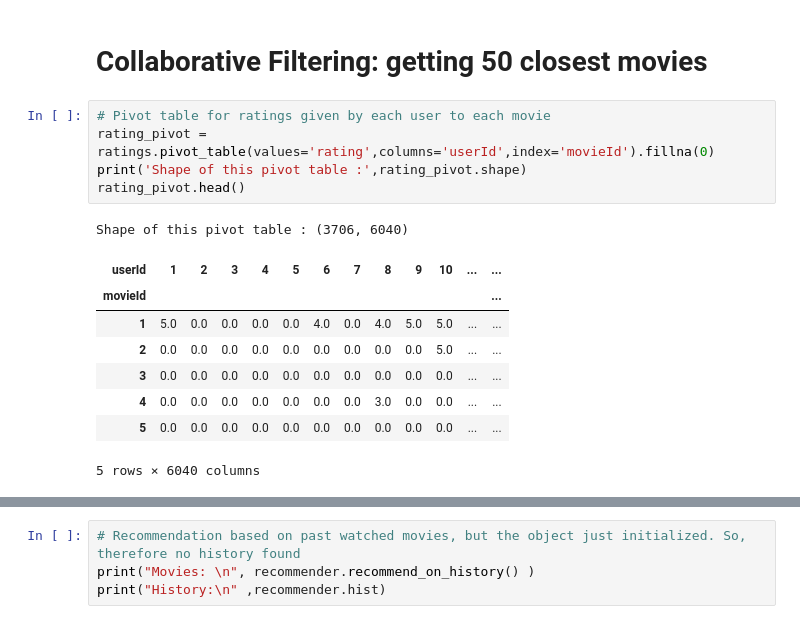
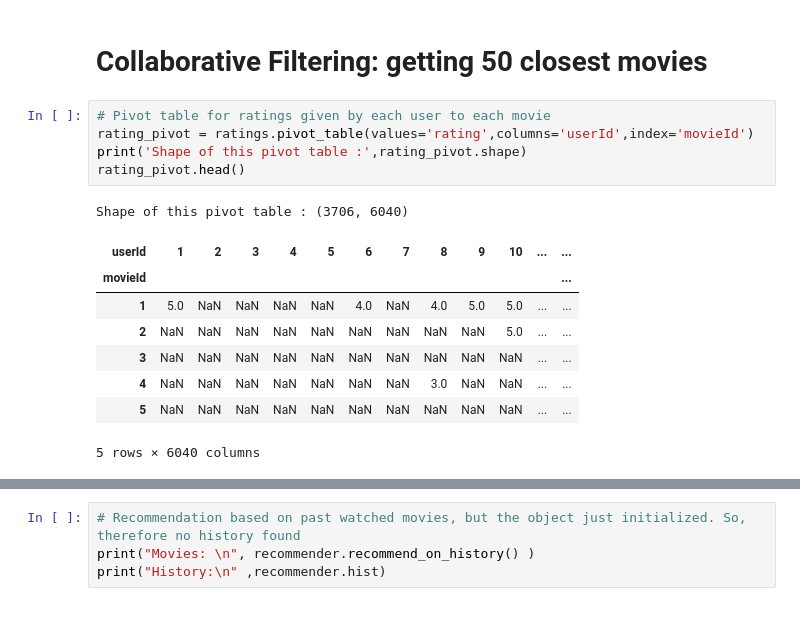
Before and after one commit to Lipika-Rajpal/Movie-Recommendation-System, a Jupyter notebook: recommender.ipynb, the cells around one changed output, grey strips where cells are left out. Cells and saved outputs as stored; diff of their text form.

```diff
--- a/recommender.ipynb
+++ b/recommender.ipynb
@@ -50,18 +81,18 @@ Shape of this dataset : (6040, 5)
 # Collaborative Filtering: getting 50 closest movies
 # %%
 # Pivot table for ratings given by each user to each movie
-rating_pivot = ratings.pivot_table(values='rating',columns='userId',index='movieId').fillna(0)
+rating_pivot = ratings.pivot_table(values='rating',columns='userId',index='movieId')
 print('Shape of this pivot table :',rating_pivot.shape)
 rating_pivot.head()
 # %% [output]
 Shape of this pivot table : (3706, 6040)
 | userId | 1 | 2 | 3 | 4 | 5 | 6 | 7 | 8 | 9 | 10 | ... | ... |
 | movieId |  |  |  |  |  |  |  |  |  |  |  | ... |
-| 1 | 5.0 | 0.0 | 0.0 | 0.0 | 0.0 | 4.0 | 0.0 | 4.0 | 5.0 | 5.0 | ... | ... |
-| 2 | 0.0 | 0.0 | 0.0 | 0.0 | 0.0 | 0.0 | 0.0 | 0.0 | 0.0 | 5.0 | ... | ... |
-| 3 | 0.0 | 0.0 | 0.0 | 0.0 | 0.0 | 0.0 | 0.0 | 0.0 | 0.0 | 0.0 | ... | ... |
-| 4 | 0.0 | 0.0 | 0.0 | 0.0 | 0.0 | 0.0 | 0.0 | 3.0 | 0.0 | 0.0 | ... | ... |
-| 5 | 0.0 | 0.0 | 0.0 | 0.0 | 0.0 | 0.0 | 0.0 | 0.0 | 0.0 | 0.0 | ... | ... |
+| 1 | 5.0 | NaN | NaN | NaN | NaN | 4.0 | NaN | 4.0 | 5.0 | 5.0 | ... | ... |
+| 2 | NaN | NaN | NaN | NaN | NaN | NaN | NaN | NaN | NaN | 5.0 | ... | ... |
+| 3 | NaN | NaN | NaN | NaN | NaN | NaN | NaN | NaN | NaN | NaN | ... | ... |
+| 4 | NaN | NaN | NaN | NaN | NaN | NaN | NaN | 3.0 | NaN | NaN | ... | ... |
+| 5 | NaN | NaN | NaN | NaN | NaN | NaN | NaN | NaN | NaN | NaN | ... | ... |
 5 rows × 6040 columns
 # %%
 # Applying KNN algorithm on the pivot table
```
Also changed, not shown: parts of 13 cells of this notebook.
